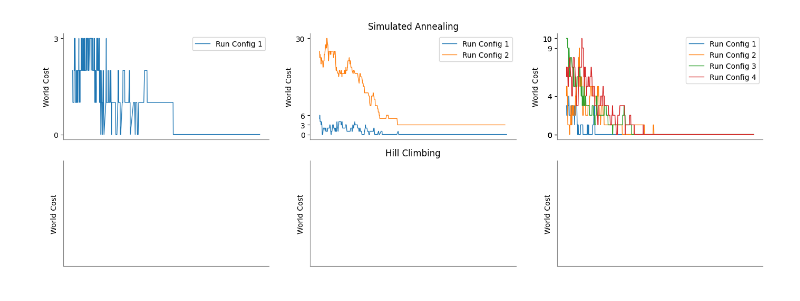
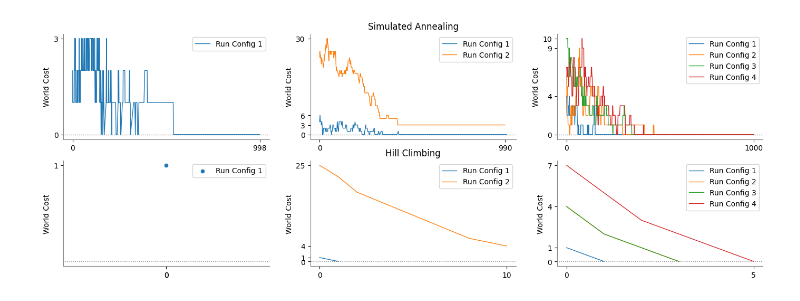
Before and after one commit to tomster12/factorio-blueprints, a Jupyter notebook: FactorioBlueprints/logs/visualize.ipynb, the cells around one changed output. Drawn from its saved outputs; the diff is of its cells as text; code cells hidden in the pictures.

```diff
--- a/FactorioBlueprints/logs/visualize.ipynb
+++ b/FactorioBlueprints/logs/visualize.ipynb
@@ -18,7 +18,9 @@ df_map = {
         "SA": {
             "Run Config 1": "p1_sa_rc-1_srand-0.csv",
         },
-        "HC": {}
+        "HC": {
+            "Run Config 1": "p1_hc_rc-1_srand-0.csv",
+        }
     },
 
     "Problem 2": {
@@ -26,7 +28,10 @@ df_map = {
             "Run Config 1": "p2_sa_rc-1_srand-0.csv",
             "Run Config 2": "p2_sa_rc-2_srand-0.csv",
         },
-        "HC": {}
+        "HC": {
+            "Run Config 1": "p2_hc_rc-1_srand-0.csv",
+            "Run Config 2": "p2_hc_rc-2_srand-0.csv",
+        },
     },
 
     "Problem 3": {
@@ -36,11 +41,16 @@ df_map = {
             "Run Config 3": "p3_sa_rc-3_srand-0.csv",
             "Run Config 4": "p3_sa_rc-4_srand-0.csv",
         },
-        "hc": {}
+        "hc": {
+            "Run Config 1": "p3_hc_rc-1_srand-0.csv",
+            "Run Config 2": "p3_hc_rc-2_srand-0.csv",
+            "Run Config 3": "p3_hc_rc-3_srand-0.csv",
+            "Run Config 4": "p3_hc_rc-4_srand-0.csv",
+        },
     }
 }
 
-# Setup all figure and axes stuff
+# Setup all figure and axes
 colors = sns.color_palette("tab10")
 fig, axes = plt.subplots(2, 3, figsize=(14, 5))
 fig.tight_layout()
@@ -48,39 +58,48 @@ fig.subplots_adjust(hspace=0.2, wspace=0.2)
 axes[0, 1].set_title("Simulated Annealing")
 axes[1, 1].set_title("Hill Climbing")
 
 # Draw all problems to algorithm
 for i, p in enumerate(df_map.keys()):
     for j, alg in enumerate(df_map[p].keys()):
         ax = axes[j, i]
 
+        # Draw grey line at 0
+        ax.axhline(0, color="grey", linewidth=1, linestyle="dotted")
+
         # Draw all run configurations to problem / algorithm
         dfs = []
         for k, rc in enumerate(df_map[p][alg].keys()):
             df = pd.read_csv(df_map[p][alg][rc])
             df["Fitness"] *= -1
 
-            # Set linestyle and color
-            color = colors[k % len(colors)]
-            sns.lineplot(data=df, x="Iteration", y="Fitness", ax=ax, color=color, linewidth=1, label=rc)
+            # Draw point if only row
+            if len(df) == 1:
+                sns.scatterplot(data=df, x="Iteration", y="Fitness", ax=ax, color=colors[k % len(colors)], label=rc)
+
+            # Draw line otherwise
+            else:
+                color = colors[k % len(colors)]
+                sns.lineplot(data=df, x="Iteration", y="Fitness", ax=ax, color=color, linewidth=1, label=rc)
+
             dfs.append(df)
 
         # Remove ticks from ax
-        ax.set_xticks([])
+        ax.set_xticks([0, max(df["Iteration"])])
         ax.set_xlabel("")
         ax.set_ylabel("World Cost")
 
         # Set yticks to include min and max of each dfs
-        yticks = []
+        yticks = set()
         for df in dfs:
-            yticks.append(df["Fitness"].min())
-            yticks.append(df["Fitness"].max())
-        ax.set_yticks(yticks)
+            yticks.add(df["Fitness"].min())
+            yticks.add(df["Fitness"].max())
+        ax.set_yticks(list(yticks))
 
         ax.spines['top'].set_color('none')
         ax.spines['right'].set_color('none')
         ax.spines['left'].set_color('gray')
         ax.spines['bottom'].set_color('gray')
 
 plt.show()
 # %% [output]
-[figure, old version]
+[figure, new version]
```
Also changed, not shown: parts of 1 cell of this notebook, 23 other files.
